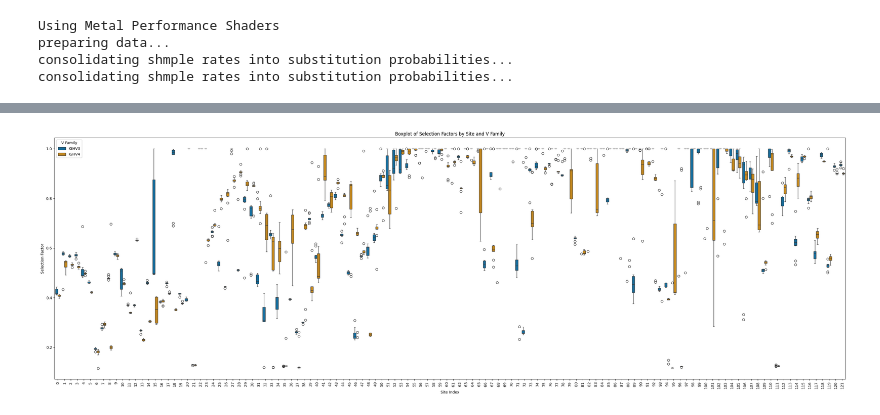
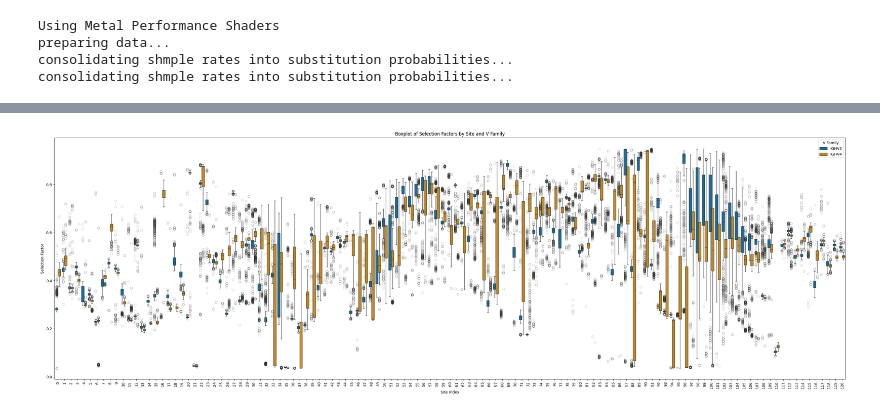
Before and after one commit to matsengrp/epam, a Jupyter notebook: notebooks/dnsm.ipynb, the cells around one changed output, grey strips where cells are left out. Drawn from its saved outputs; the diff is of its cells as text; code cells hidden in the pictures.

```diff
--- a/notebooks/dnsm.ipynb
+++ b/notebooks/dnsm.ipynb
@@ -67,8 +66,13 @@ consolidating shmple rates into substitution probabilities...
 # %%
 burrito.train(3)
 burrito.optimize_branch_lengths()
-burrito.train(50)
+burrito.train_set.branch_lengths *= 2
+burrito.val_set.branch_lengths *= 2
+burrito.train(20)
 burrito.optimize_branch_lengths()
-burrito.train(50)
+burrito.train(20)
+burrito.optimize_branch_lengths()
+burrito.train(20)
+
 # burrito.writer.close()
 # %% [output]
@@ -189,16 +212,18 @@ def compute_mean_selection_factors(row):
 
 sampled_df['selection_factors'] = sampled_df.apply(compute_mean_selection_factors, axis=1)
 
+# Prepare the plot
+plt.figure(figsize=(10, 5))
+
 # Step 4: Plot the mean selection factors for each v_family
 for v_family, group in sampled_df.groupby('v_family'):
-    # Assuming 'mean_selection_factors' is a list of means per position
     mean_selection_factors = group['selection_factors'].mean(axis=0)
+    plt.plot(mean_selection_factors, label=f'{v_family}')
 
-    plt.figure(figsize=(10, 5))
-    plt.plot(mean_selection_factors, label=f'Mean Selection Factors for {v_family}')
-    plt.xlabel('Position')
-    plt.ylabel('Mean Selection Factor')
-    plt.title(f'Mean Selection Factors across Amino Acid Positions for {v_family}')
-    plt.legend()
-    plt.show()
+# Finalize the plot
+plt.xlabel('Position')
+plt.ylabel('Mean Selection Factor')
+plt.title('Mean Selection Factors across Amino Acid Positions')
+plt.legend()
+plt.show()
 # %% [output]
@@ -209,8 +233,11 @@ import pandas as pd
 import seaborn as sns
 import matplotlib.pyplot as plt
 
+flierprops = dict(marker='o', color='#bbbbbb', alpha=0.2)
+
+
 # Assuming same_parent_len_df is your DataFrame and plot_sample_count is defined
-plot_sample_count = 100  # or set to your specific requirement
+plot_sample_count = 1000  # or set to your specific requirement
 
 # Keep only the 'v_family' and 'parent' columns for processing
 df = same_parent_len_df[['v_family', 'parent']]
@@ -225,32 +252,32 @@ for v_family, group in df.groupby('v_family'):
     sampled_dfs.append(sampled_group)
 
 # Concatenate the sampled DataFrames
 sampled_df = pd.concat(sampled_dfs)
 
 # Step 2: Translate the "parent" sequences to amino acid strings
 sampled_df['aa_str'] = sampled_df['parent'].apply(translate_sequence)
 
 # Step 3: Compute selection factors for each amino acid string
 sampled_df['selection_factors'] = sampled_df['aa_str'].apply(burrito.dnsm.selection_factors_of_aa_str)
 
 # Flatten the selection factors into a list with corresponding v_family labels and site index for plotting
 plot_data = []
 for index, row in sampled_df.iterrows():
     selection_factors_array = row['selection_factors'].cpu().numpy()
     for site_index, selection_factor in enumerate(selection_factors_array):
         plot_data.append({'v_family': row['v_family'], 'site_index': site_index, 'selection_factor': selection_factor})
 
 plot_df = pd.DataFrame(plot_data)
 
 # Step 4: Create the boxplot colored by v_family
 plt.figure(figsize=(30, 10))  # Adjust the figure size as needed
-sns.boxplot(x='site_index', y='selection_factor', hue='v_family', data=plot_df, palette='colorblind')
+sns.boxplot(x='site_index', y='selection_factor', hue='v_family', data=plot_df, palette='colorblind', flierprops=flierprops)
 plt.xticks(rotation=90)  # Rotate the x-ticks if there are many sites
 plt.xlabel('Site Index')
 plt.ylabel('Selection Factor')
 plt.title('Boxplot of Selection Factors by Site and V Family')
 plt.legend(title='V Family')
 plt.tight_layout()  # This will make sure everything fits without overlapping (might be necessary with many sites)
 plt.show()
 # %% [output]
-[figure, old version]
+[figure, new version]
```
Also changed, not shown: parts of 5 cells of this notebook.
